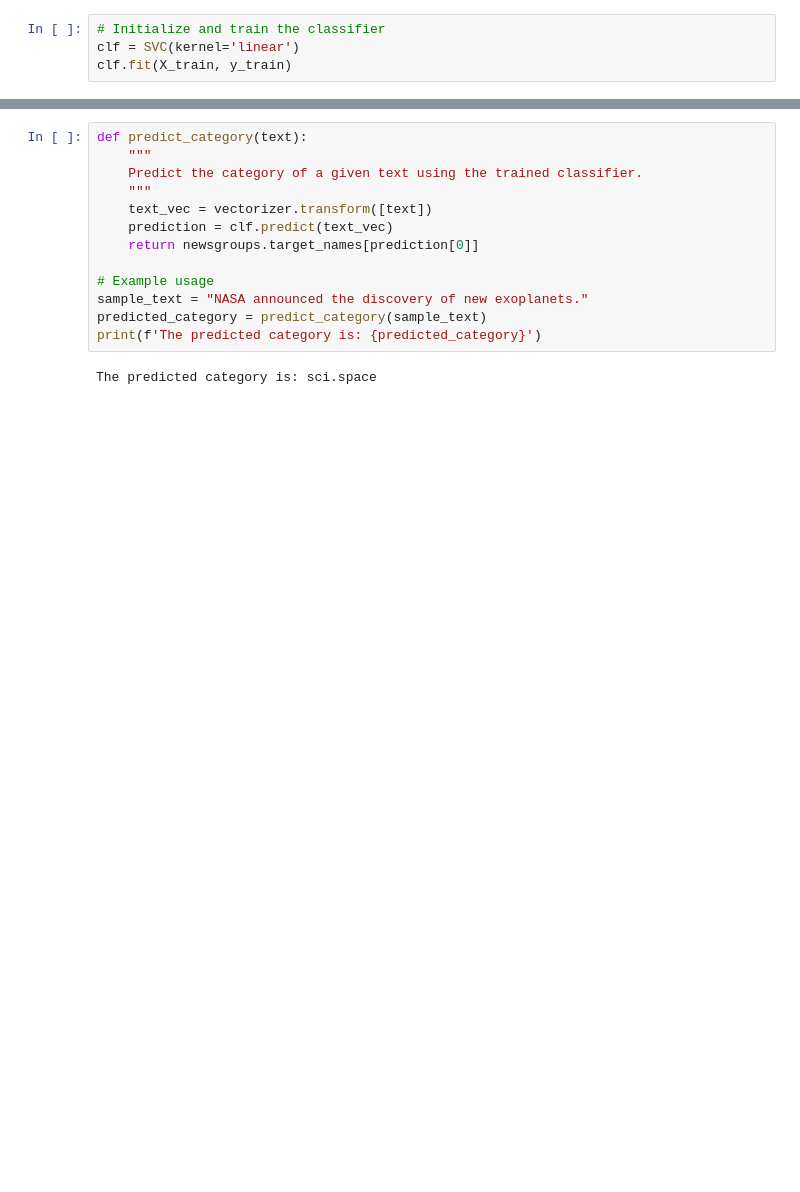
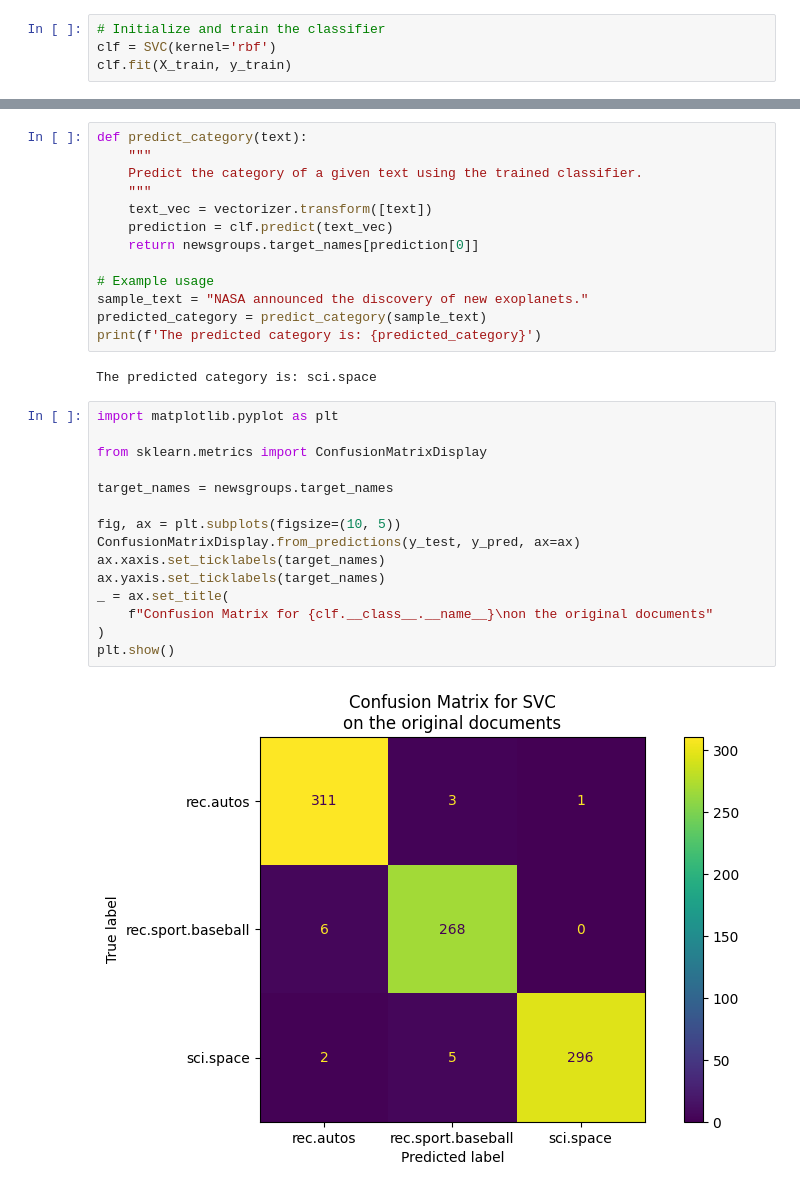
Before and after one commit to mikecr96/NLP-Ago-dic24, a Jupyter notebook: Semana XIII/Text_Classification.ipynb, the cells around one changed output, grey strips where cells are left out. Drawn from its saved outputs; the diff is of its cells as text; blank space fills up the shorter version.

```diff
--- a/Semana XIII/Text_Classification.ipynb
+++ b/Semana XIII/Text_Classification.ipynb
@@ -62,5 +62,5 @@ X_test.shape
 # %%
 # Initialize and train the classifier
-clf = SVC(kernel='linear')
+clf = SVC(kernel='rbf')
 clf.fit(X_train, y_train)
 # %% [output]
@@ -104,3 +125,20 @@ predicted_category = predict_category(sample_text)
 print(f'The predicted category is: {predicted_category}')
 # %% [output]
 The predicted category is: sci.space
+# %%
+import matplotlib.pyplot as plt
+
+from sklearn.metrics import ConfusionMatrixDisplay
+
+target_names = newsgroups.target_names
+
+fig, ax = plt.subplots(figsize=(10, 5))
+ConfusionMatrixDisplay.from_predictions(y_test, y_pred, ax=ax)
+ax.xaxis.set_ticklabels(target_names)
+ax.yaxis.set_ticklabels(target_names)
+_ = ax.set_title(
+    f"Confusion Matrix for {clf.__class__.__name__}\non the original documents"
+)
+plt.show()
+# %% [output]
+[figure, added]
```
Also changed, not shown: parts of 11 cells of this notebook.
